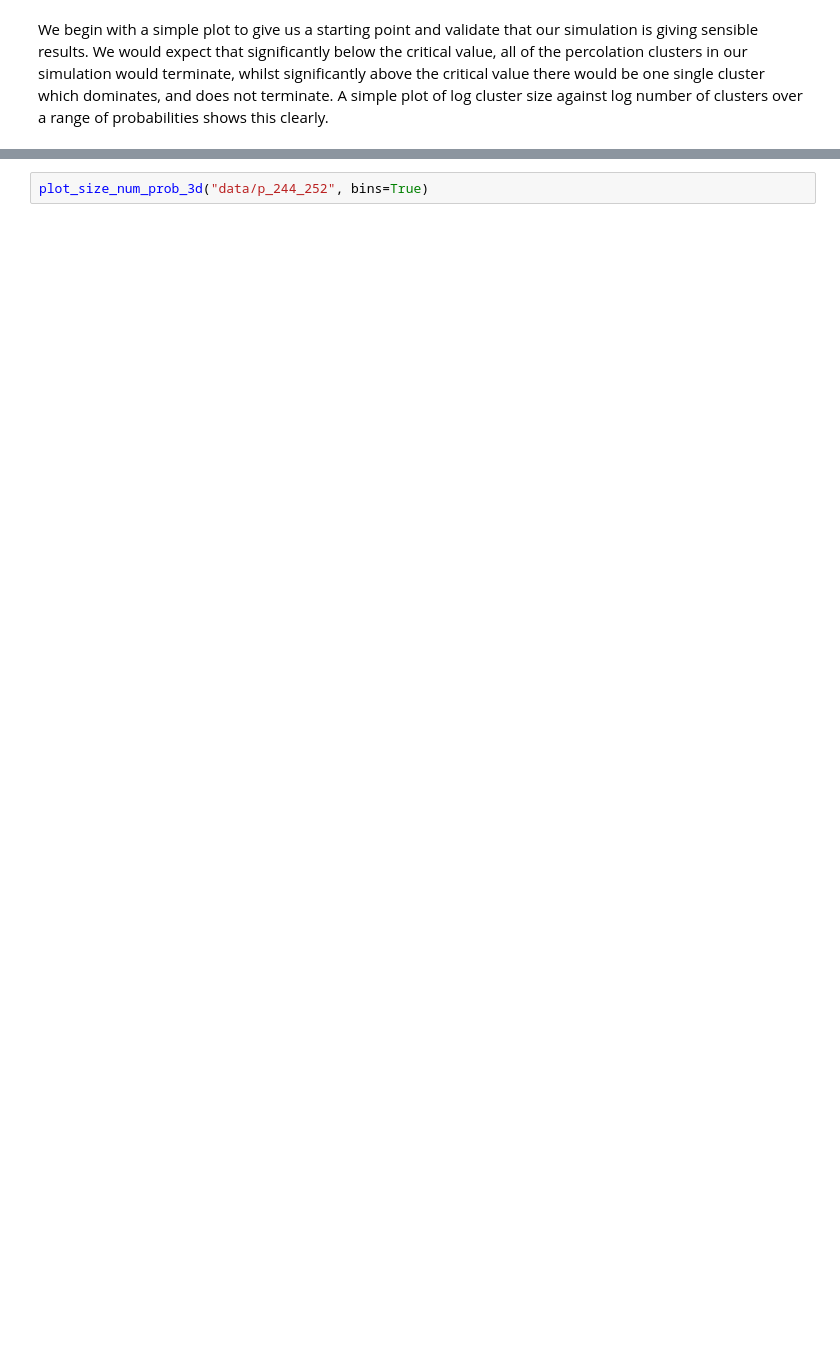
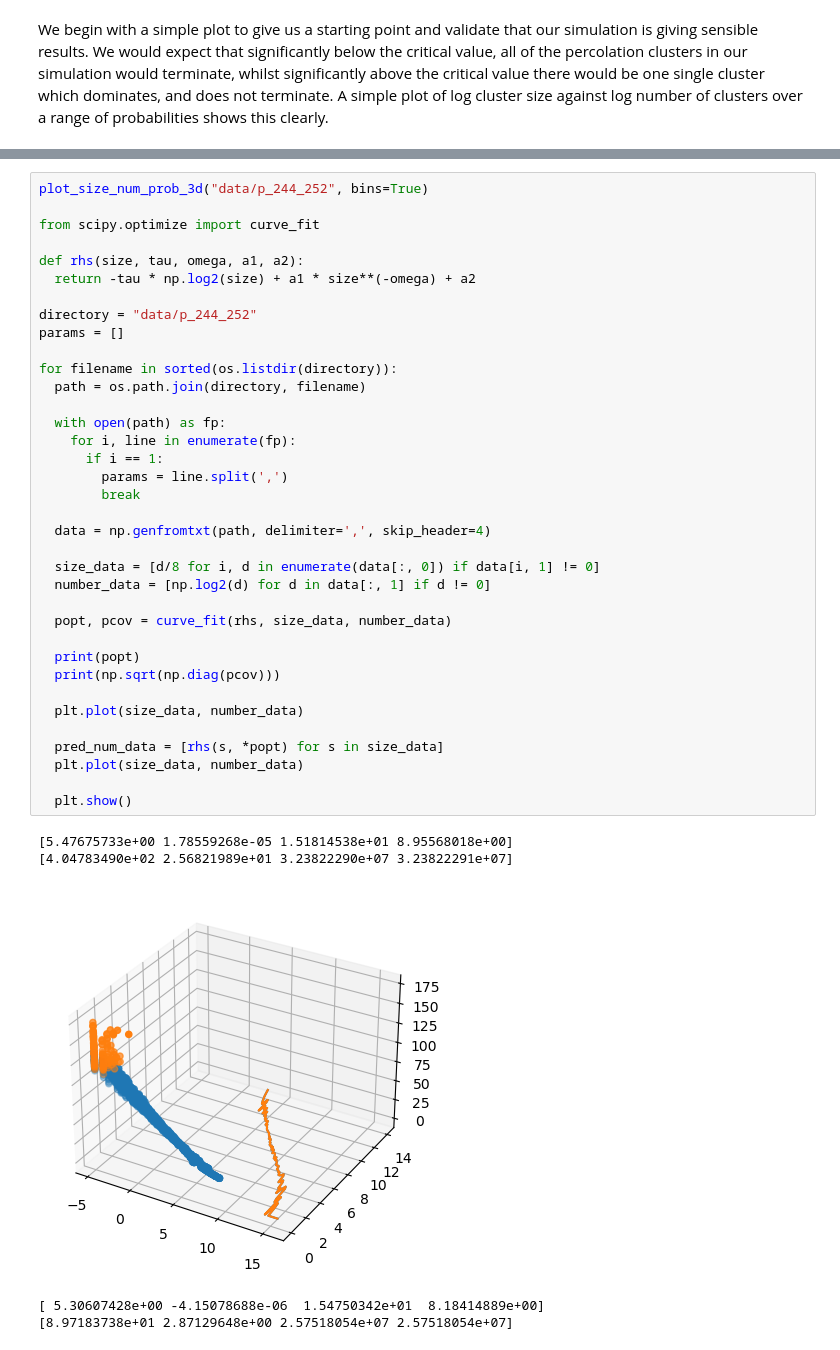
Before and after one commit to austin-hill/percolation, a Jupyter notebook: src/analyse_data/analyse_data.ipynb, the cells around one changed output, grey strips where cells are left out. Saved outputs shown, nothing was run; the diff lists cells and outputs as text; blank space fills up the shorter version.

Commit message:
Start trying to fit params to data

```diff
--- a/src/analyse_data/analyse_data.ipynb
+++ b/src/analyse_data/analyse_data.ipynb
@@ -53,3 +59,43 @@ Thus (aside from the effects of $\Omega$) we expect the critical value to occur
 Thus to obtain accurate estimates for $p_c$ (and $\tau$) it remains to generate as much data as possible on the relationship between $n_s$ and $s$, whilst minimising the effects of finite lattice sizes.
 # %%
 plot_size_num_prob_3d("data/p_244_252", bins=True)
+
+from scipy.optimize import curve_fit
+
+def rhs(size, tau, omega, a1, a2):
+  return -tau * np.log2(size) + a1 * size**(-omega) + a2
+
+directory = "data/p_244_252"
+params = []
+
+for filename in sorted(os.listdir(directory)):
+  path = os.path.join(directory, filename)
+
+  with open(path) as fp:
+    for i, line in enumerate(fp):
+      if i == 1:
+        params = line.split(',')
+        break
+
+  data = np.genfromtxt(path, delimiter=',', skip_header=4)
+
+  size_data = [d/8 for i, d in enumerate(data[:, 0]) if data[i, 1] != 0]
+  number_data = [np.log2(d) for d in data[:, 1] if d != 0]
+
+  popt, pcov = curve_fit(rhs, size_data, number_data)
+
+  print(popt)
+  print(np.sqrt(np.diag(pcov)))
+
+  plt.plot(size_data, number_data)
+
+  pred_num_data = [rhs(s, *popt) for s in size_data]
+  plt.plot(size_data, number_data)
+
+  plt.show()
+# %% [output]
+[5.47675733e+00 1.78559268e-05 1.51814538e+01 8.95568018e+00]
+[4.04783490e+02 2.56821989e+01 3.23822290e+07 3.23822291e+07]
+[figure, added]
+[ 5.30607428e+00 -4.15078688e-06  1.54750342e+01  8.18414889e+00]
+[8.97183738e+01 2.87129648e+00 2.57518054e+07 2.57518054e+07]
```
Also changed, not shown: parts of 3 cells of this notebook.
